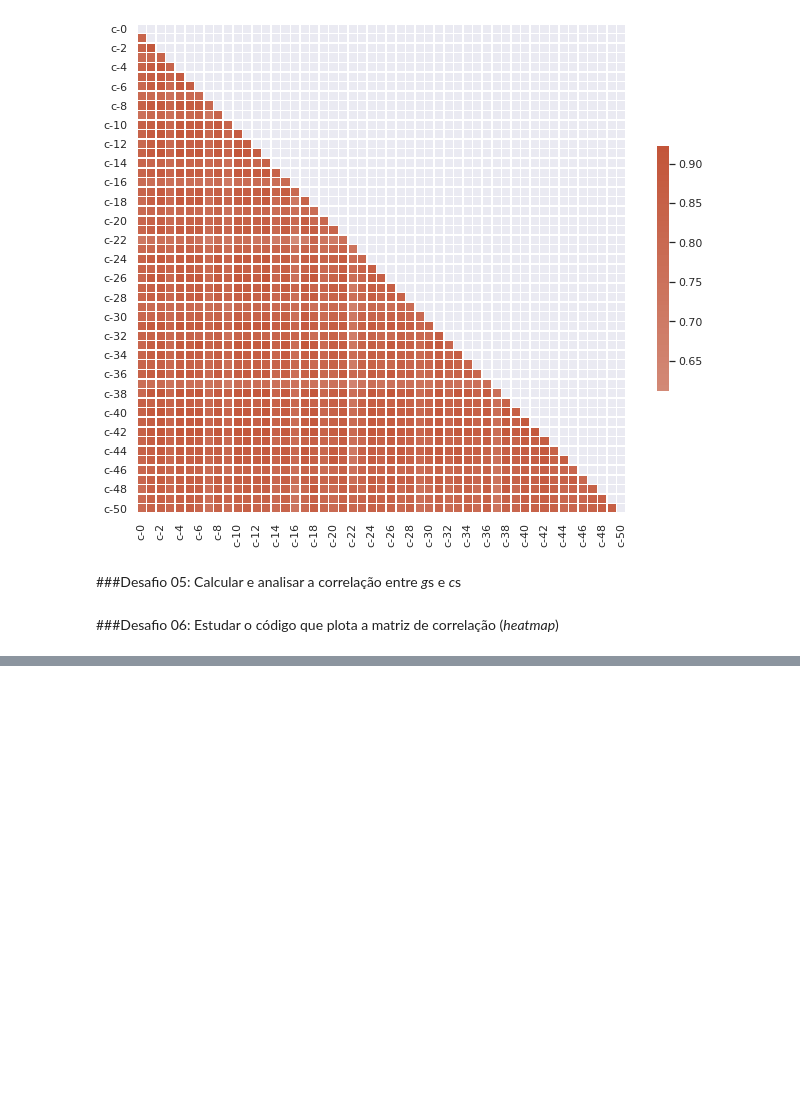
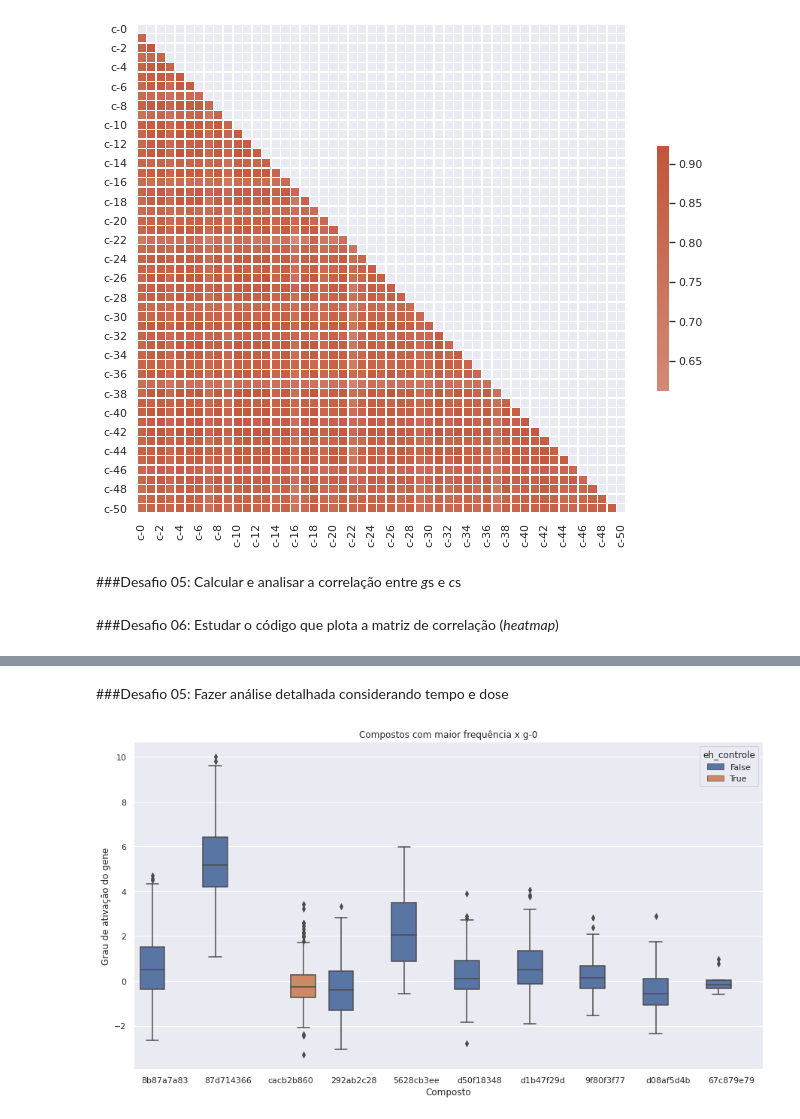
Before and after one commit to joaopasantos/imersao-dados3, a Jupyter notebook: imersaodados_03.ipynb, the cells around one changed output, grey strips where cells are left out. Drawn from its saved outputs; the diff is of its cells as text; code cells hidden in the pictures; blank space fills up the shorter version.

```diff
--- a/imersaodados_03.ipynb
+++ b/imersaodados_03.ipynb
@@ -784,0 +987,12 @@ sns.heatmap(corr_celular, mask=mask, cmap=cmap, center=0,
+# %% [markdown]
+###Desafio 05: Fazer análise detalhada considerando tempo e dose
+# %%
+with (sns.plotting_context(font_scale=1.25)): #Limitando a configuração a apenas esse gráfico
+  plt.figure(figsize = (15,8))
+  desafio05 = sns.boxplot(data = dados_combinados.query('composto in @composto_principal & dose == "D1"'), y = 'g-0', x = 'composto', hue='eh_controle')
+  desafio05.set_title('Compostos com maior frequência x g-0')
+  desafio05.set(xlabel='Composto', ylabel='Grau de ativação do gene')
+
+  plt.show(desafio05)
+# %% [output]
+[figure, added]
```
Also changed, not shown: parts of 47 cells of this notebook.
